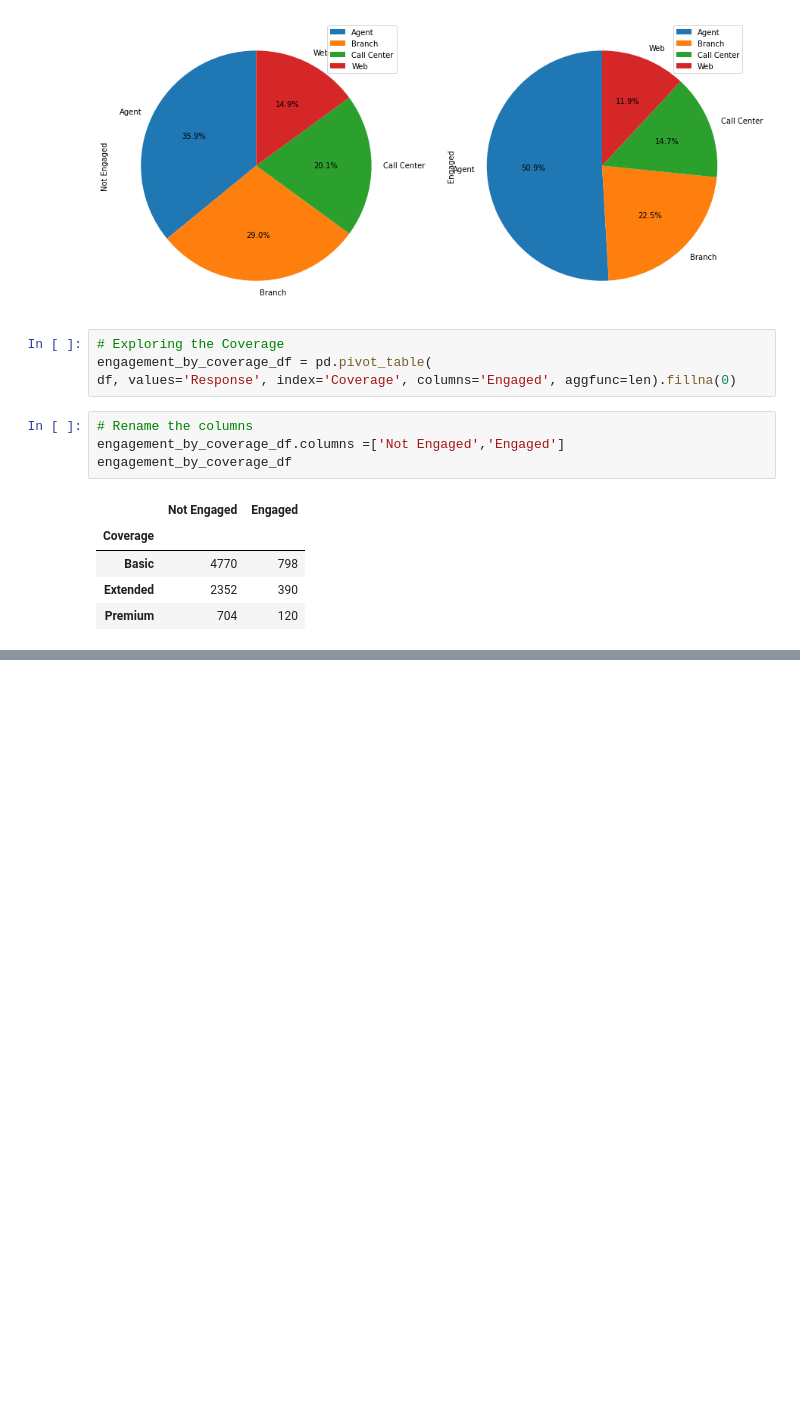
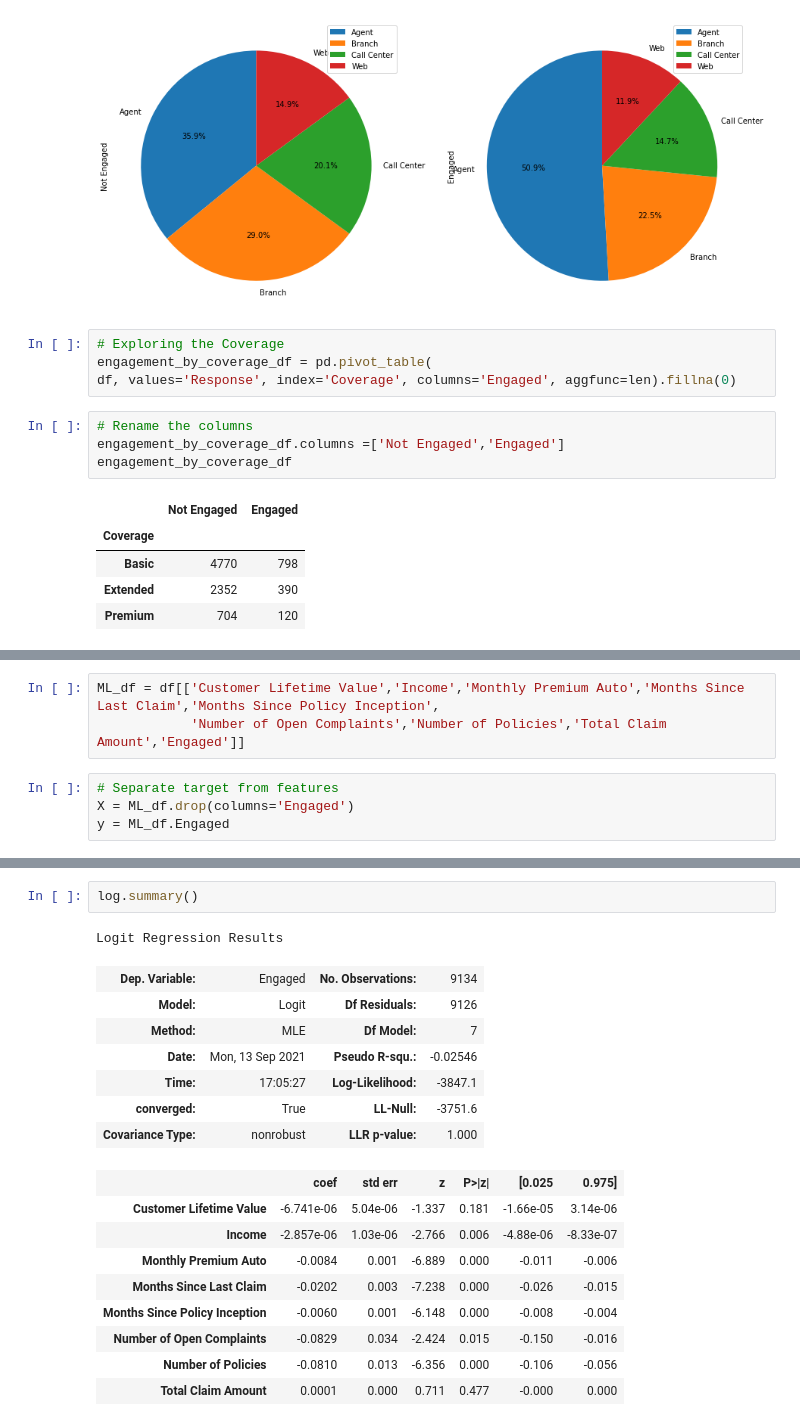
Before and after one commit to jacodetunde/Marketing_Customer_Value, a Jupyter notebook: Customer_Analysis.ipynb, the cells around one changed output, grey strips where cells are left out. Cells and saved outputs as stored; diff of their text form; blank space fills up the shorter version.

```diff
--- a/Customer_Analysis.ipynb
+++ b/Customer_Analysis.ipynb
@@ -91,0 +155,7 @@ engagement_by_coverage_df
+# %%
+ML_df = df[['Customer Lifetime Value','Income','Monthly Premium Auto','Months Since Last Claim','Months Since Policy Inception',
+            'Number of Open Complaints','Number of Policies','Total Claim Amount','Engaged']]
+# %%
+# Separate target from features
+X = ML_df.drop(columns='Engaged')
+y = ML_df.Engaged
@@ -91,0 +199,20 @@ engagement_by_coverage_df
+# %%
+log.summary()
+# %% [output]
+Logit Regression Results
+| Dep. Variable: | Engaged | No. Observations: | 9134 |
+| Model: | Logit | Df Residuals: | 9126 |
+| Method: | MLE | Df Model: | 7 |
+| Date: | Mon, 13 Sep 2021 | Pseudo R-squ.: | -0.02546 |
+| Time: | 17:05:27 | Log-Likelihood: | -3847.1 |
+| converged: | True | LL-Null: | -3751.6 |
+| Covariance Type: | nonrobust | LLR p-value: | 1.000 |
+|  | coef | std err | z | P>|z| | [0.025 | 0.975] |
+| Customer Lifetime Value | -6.741e-06 | 5.04e-06 | -1.337 | 0.181 | -1.66e-05 | 3.14e-06 |
+| Income | -2.857e-06 | 1.03e-06 | -2.766 | 0.006 | -4.88e-06 | -8.33e-07 |
+| Monthly Premium Auto | -0.0084 | 0.001 | -6.889 | 0.000 | -0.011 | -0.006 |
+| Months Since Last Claim | -0.0202 | 0.003 | -7.238 | 0.000 | -0.026 | -0.015 |
+| Months Since Policy Inception | -0.0060 | 0.001 | -6.148 | 0.000 | -0.008 | -0.004 |
+| Number of Open Complaints | -0.0829 | 0.034 | -2.424 | 0.015 | -0.150 | -0.016 |
+| Number of Policies | -0.0810 | 0.013 | -6.356 | 0.000 | -0.106 | -0.056 |
+| Total Claim Amount | 0.0001 | 0.000 | 0.711 | 0.477 | -0.000 | 0.000 |
```
Also changed, not shown: parts of 14 cells of this notebook.
